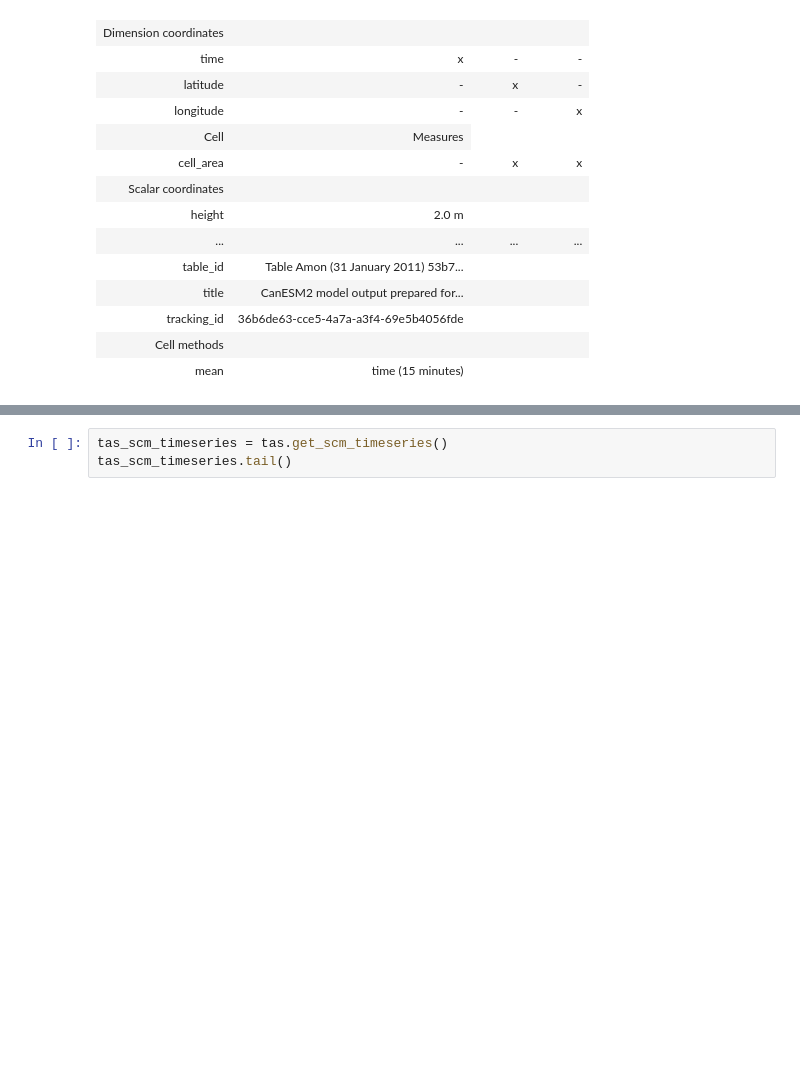
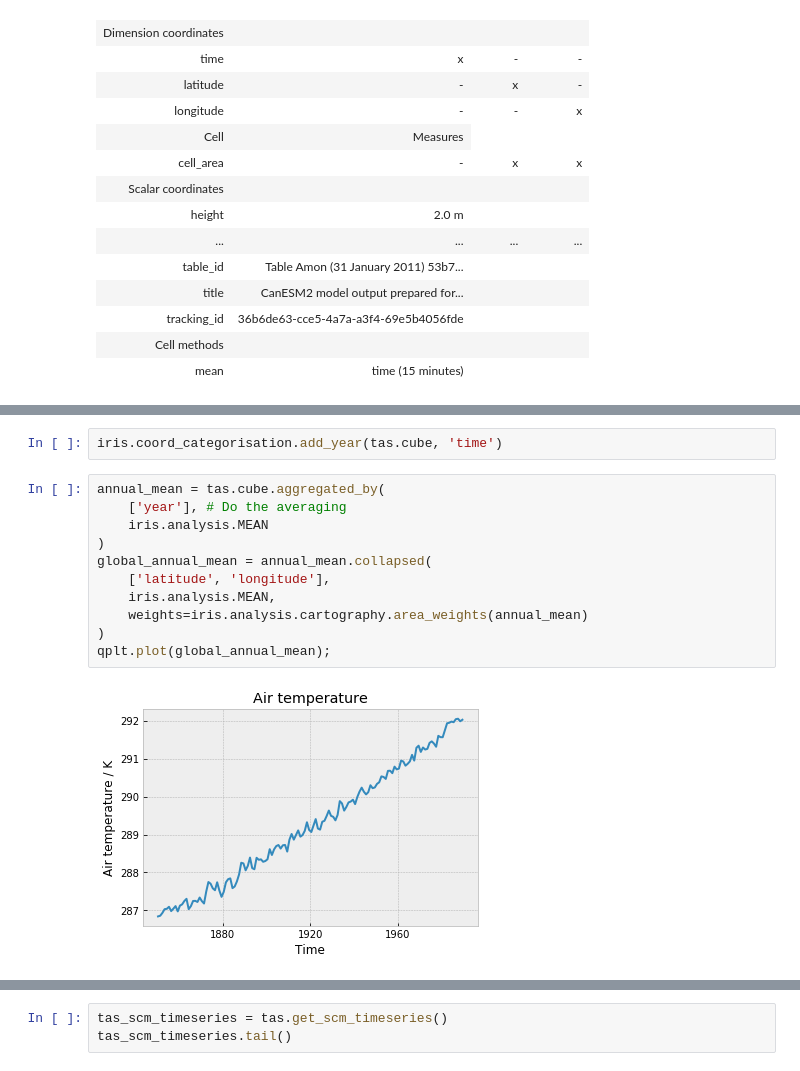
Before and after one commit to znicholls/netcdf-scm, a Jupyter notebook: notebooks/demo.ipynb, the cells around one changed output, grey strips where cells are left out. Drawn from its saved outputs; the diff is of its cells as text; blank space fills up the shorter version.

```diff
--- a/notebooks/demo.ipynb
+++ b/notebooks/demo.ipynb
@@ -107,0 +113,15 @@ tas.cube
+# %%
+iris.coord_categorisation.add_year(tas.cube, 'time')
+# %%
+annual_mean = tas.cube.aggregated_by(
+    ['year'], # Do the averaging
+    iris.analysis.MEAN
+)
+global_annual_mean = annual_mean.collapsed(
+    ['latitude', 'longitude'],
+    iris.analysis.MEAN,
+    weights=iris.analysis.cartography.area_weights(annual_mean)
+)
+qplt.plot(global_annual_mean);
+# %% [output]
+[figure, added]
```
Also changed, not shown: parts of 6 cells of this notebook, 8 other files.
